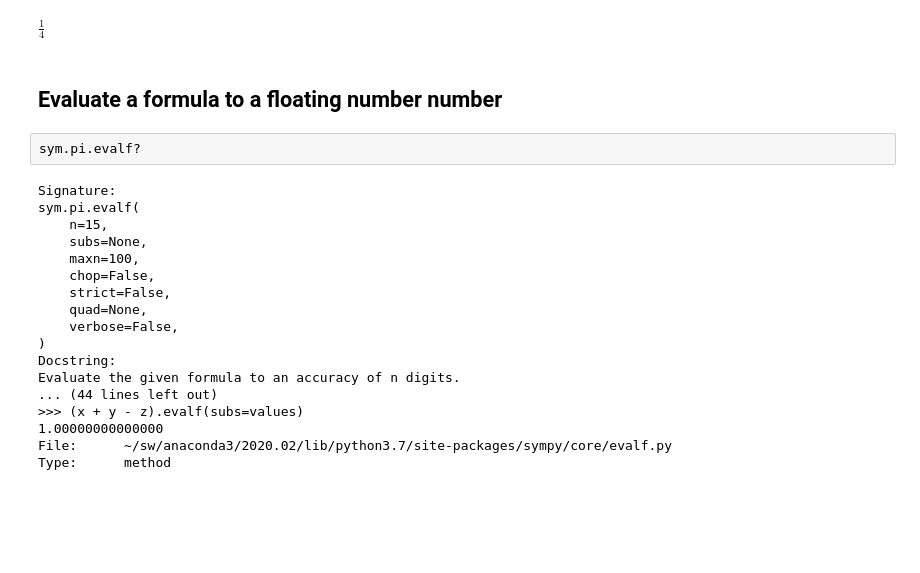
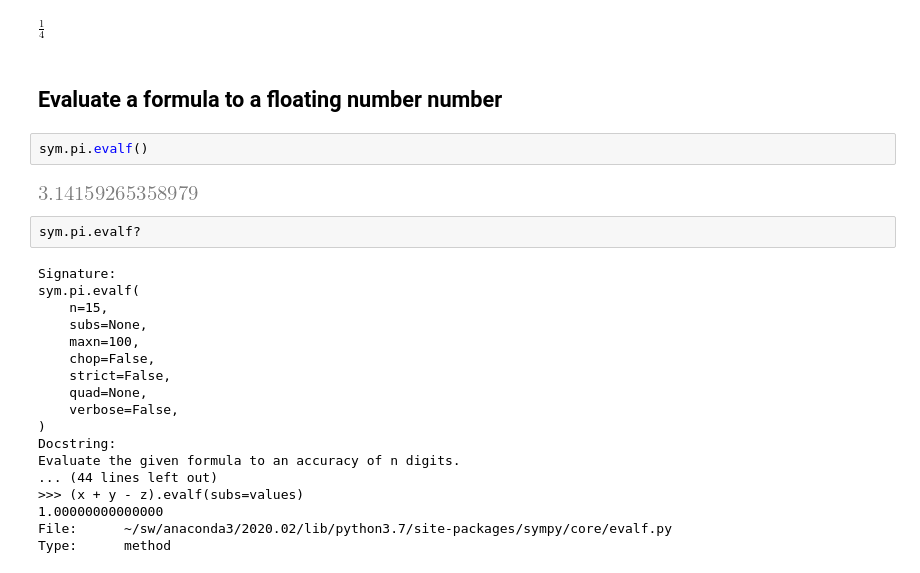
Before and after one commit to tjyanjing/numerical-computing-python, a Jupyter notebook: src/06/symbolic.ipynb, the cells around one changed output. Cells and saved outputs as stored; diff of their text form; blank space fills up the shorter version.

```diff
--- a/src/06/symbolic.ipynb
+++ b/src/06/symbolic.ipynb
@@ -35,6 +35,10 @@ a**2
 $\displaystyle \frac{1}{4}$
 # %% [markdown]
 ## Evaluate a formula to a floating number number
+# %%
+sym.pi.evalf()
+# %% [output]
+[figure, added]
 # %%
 sym.pi.evalf?
 # %% [output]
```
Also changed, not shown: parts of 4 cells of this notebook, 2 other files.
